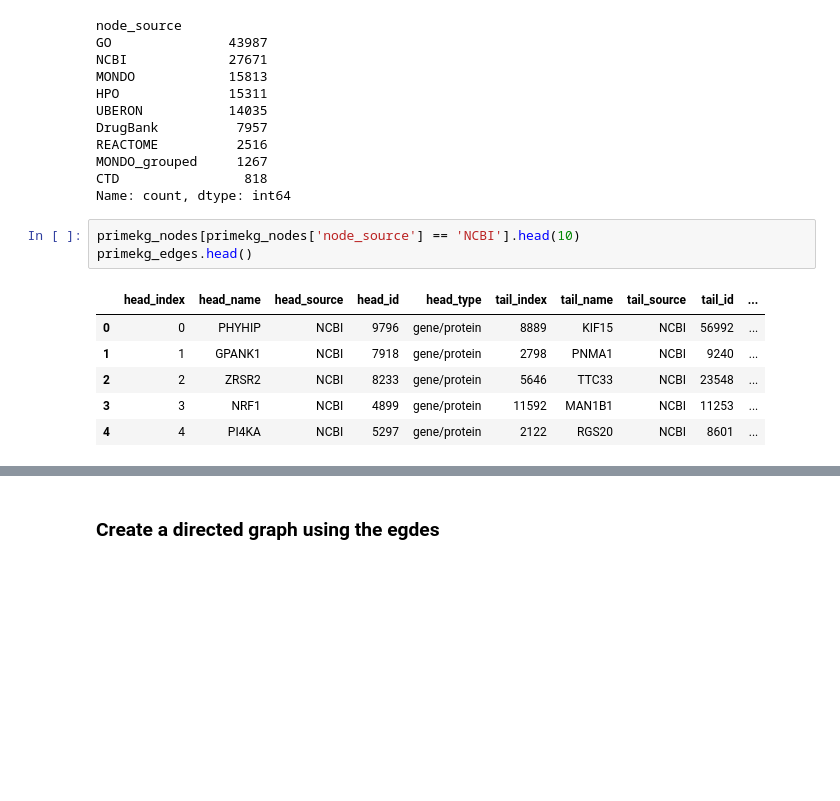
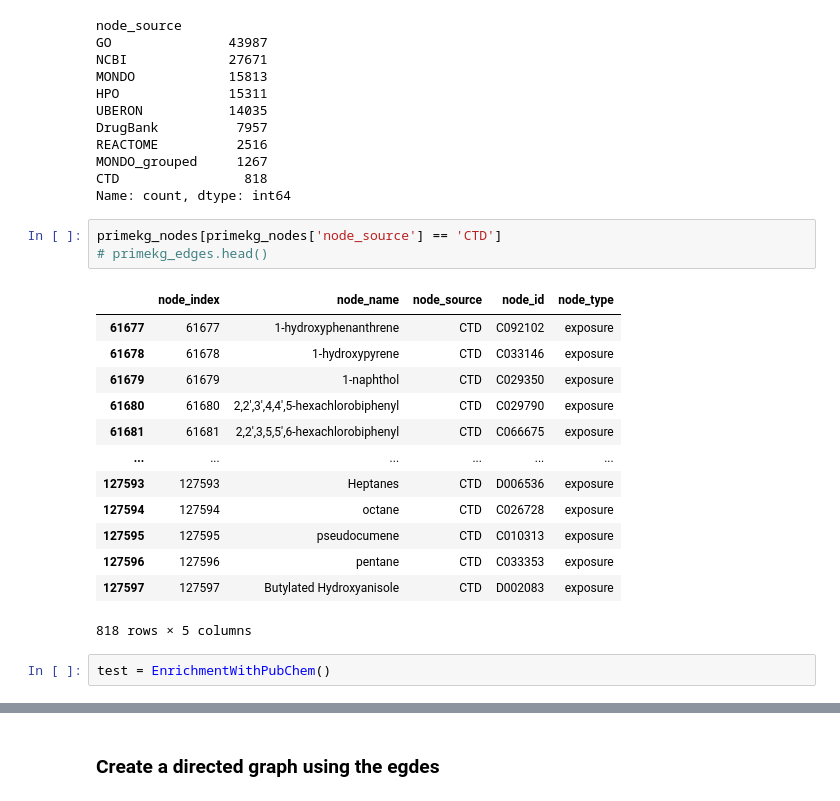
Before and after one commit to varsha1206/AIAgents4Pharma, a Jupyter notebook: docs/notebooks/talk2knowledgegraphs/tutorial_primekg_enrichment.ipynb, the cells around one changed output, grey strips where cells are left out. Drawn from its saved outputs; the diff is of its cells as text; blank space fills up the shorter version.

```diff
--- a/docs/notebooks/talk2knowledgegraphs/tutorial_primekg_enrichment.ipynb
+++ b/docs/notebooks/talk2knowledgegraphs/tutorial_primekg_enrichment.ipynb
@@ -121,12 +147,21 @@ MONDO_grouped     1267
 CTD                818
 Name: count, dtype: int64
 # %%
-primekg_nodes[primekg_nodes['node_source'] == 'NCBI'].head(10)
-primekg_edges.head()
+primekg_nodes[primekg_nodes['node_source'] == 'CTD']
+# primekg_edges.head()
 # %% [output]
-|  | head_index | head_name | head_source | head_id | head_type | tail_index | tail_name | tail_source | tail_id | ... |
-| 0 | 0 | PHYHIP | NCBI | 9796 | gene/protein | 8889 | KIF15 | NCBI | 56992 | ... |
-| 1 | 1 | GPANK1 | NCBI | 7918 | gene/protein | 2798 | PNMA1 | NCBI | 9240 | ... |
-| 2 | 2 | ZRSR2 | NCBI | 8233 | gene/protein | 5646 | TTC33 | NCBI | 23548 | ... |
-| 3 | 3 | NRF1 | NCBI | 4899 | gene/protein | 11592 | MAN1B1 | NCBI | 11253 | ... |
-| 4 | 4 | PI4KA | NCBI | 5297 | gene/protein | 2122 | RGS20 | NCBI | 8601 | ... |
+|  | node_index | node_name | node_source | node_id | node_type |
+| 61677 | 61677 | 1-hydroxyphenanthrene | CTD | C092102 | exposure |
+| 61678 | 61678 | 1-hydroxypyrene | CTD | C033146 | exposure |
+| 61679 | 61679 | 1-naphthol | CTD | C029350 | exposure |
+| 61680 | 61680 | 2,2',3',4,4',5-hexachlorobiphenyl | CTD | C029790 | exposure |
+| 61681 | 61681 | 2,2',3,5,5',6-hexachlorobiphenyl | CTD | C066675 | exposure |
+| ... | ... | ... | ... | ... | ... |
+| 127593 | 127593 | Heptanes | CTD | D006536 | exposure |
+| 127594 | 127594 | octane | CTD | C026728 | exposure |
+| 127595 | 127595 | pseudocumene | CTD | C010313 | exposure |
+| 127596 | 127596 | pentane | CTD | C033353 | exposure |
+| 127597 | 127597 | Butylated Hydroxyanisole | CTD | D002083 | exposure |
+818 rows × 5 columns
+# %%
+test = EnrichmentWithPubChem()
```
Also changed, not shown: parts of 44 cells of this notebook, 16 other files.
